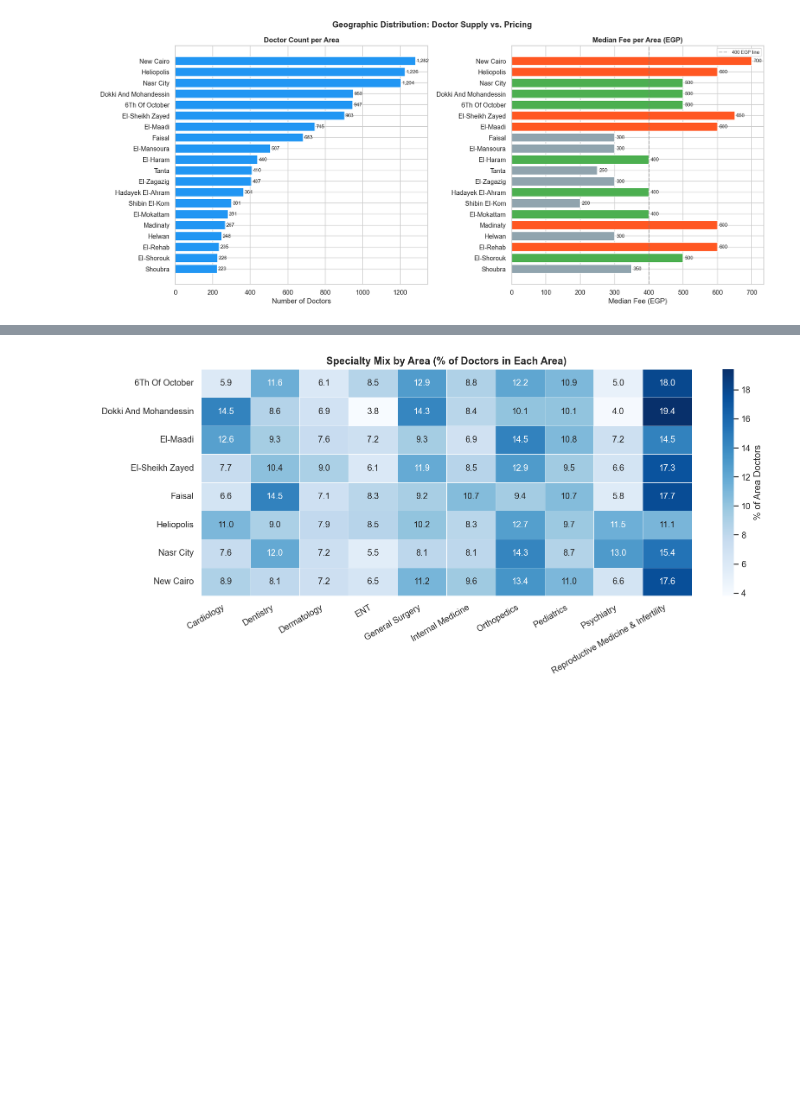
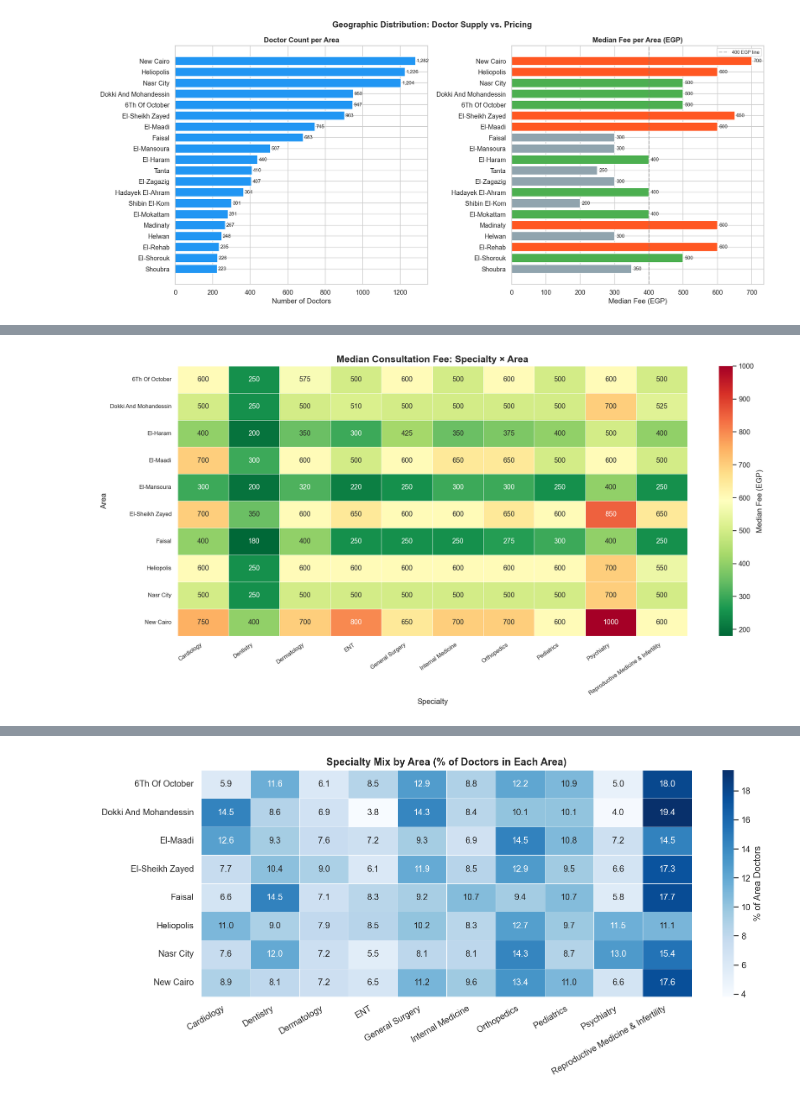
Before and after one commit to amr10w/vezeeta-pulse, a Jupyter notebook: analysis/vezeeta_project_analysis.ipynb, the cells around one changed output, grey strips where cells are left out. Saved outputs shown, nothing was run; the diff lists cells and outputs as text; code cells hidden in the pictures; blank space fills up the shorter version.

```diff
--- a/analysis/vezeeta_project_analysis.ipynb
+++ b/analysis/vezeeta_project_analysis.ipynb
@@ -355,0 +517,90 @@ plt.show()
+# %%
+top10_areas = df['address'].value_counts().head(10).index
+top10_specs = df['Speciality'].value_counts().head(10).index
+
+heat_fee = (
+    df[df['address'].isin(top10_areas) & df['Speciality'].isin(top10_specs)]
+    .groupby(['address', 'Speciality'])['fee']
+    .median()
+    .unstack(fill_value=0)
+)
+
+fig, ax = plt.subplots(figsize=(16, 8))
+sns.heatmap(heat_fee, annot=True, fmt='.0f', cmap='RdYlGn_r',
+            linewidths=0.5, ax=ax,
+            cbar_kws={'label': 'Median Fee (EGP)'})
+ax.set_title('Median Consultation Fee: Specialty × Area', fontsize=15, fontweight='bold')
+ax.set_xlabel('Specialty', fontsize=12)
+ax.set_ylabel('Area', fontsize=12)
+plt.xticks(rotation=35, ha='right', fontsize=9)
+plt.yticks(fontsize=9)
+plt.tight_layout()
+plt.show()
+
+print('\n💡 Insight: Red/dark cells = expensive combinations. Green = affordable.')
+print('   Compare how the SAME specialty is priced differently across areas.')
+
+
+# ── 2.2 Grouped Bar: Median Fee by Specialty across Top Areas
+top5_specs = df['Speciality'].value_counts().head(5).index
+top6_areas = df['address'].value_counts().head(6).index
+
+fee_grouped = (
+    df[df['address'].isin(top6_areas) & df['Speciality'].isin(top5_specs)]
+    .groupby(['Speciality', 'address'])['fee']
+    .median()
+    .reset_index()
+    .rename(columns={'fee': 'median_fee'})
+)
+
+fig = px.bar(
+    fee_grouped,
+    x='Speciality', y='median_fee', color='address',
+    barmode='group',
+    title='Median Fee: Top 5 Specialties across Top 6 Areas',
+    labels={'median_fee': 'Median Fee (EGP)', 'Speciality': 'Specialty', 'address': 'Area'},
+    color_discrete_sequence=px.colors.qualitative.Vivid,
+    height=550
+)
+fig.update_layout(xaxis_tickangle=-15)
+fig.show()
+
+print('\n💡 Insight: See how the same specialty can cost very differently depending on the area.')
+print('   This is critical for dynamic pricing and area-based recommendations.')
+
+
+# ── 2.3 Bubble Chart: Area × Specialty — Fee + Doctor Count
+top6_areas = df['address'].value_counts().head(6).index
+top6_specs = df['Speciality'].value_counts().head(6).index
+
+bubble_df = (
+    df[df['address'].isin(top6_areas) & df['Speciality'].isin(top6_specs)]
+    .groupby(['address', 'Speciality'])
+    .agg(
+        median_fee=('fee', 'median'),
+        doctor_count=('name', 'count'),
+        avg_reviews=('reviews_count', 'mean')
+    )
+    .reset_index()
+)
+
+fig = px.scatter(
+    bubble_df,
+    x='address', y='Speciality',
+    size='doctor_count',
+    color='median_fee',
+    color_continuous_scale='RdYlGn_r',
+    hover_data=['doctor_count', 'median_fee', 'avg_reviews'],
+    title='Supply vs. Pricing: Area × Specialty (Bubble = Doctor Count, Color = Fee)',
+    labels={'address': 'Area', 'Speciality': 'Specialty',
+            'median_fee': 'Median Fee (EGP)', 'doctor_count': 'Doctors'},
+    height=600,
+    size_max=50
+)
+fig.update_layout(xaxis_tickangle=-20)
+fig.show()
+
+print('\n💡 Insight: Large + Red bubbles = high supply + expensive (competitive premium market)')
+print('   Small + Green bubbles = low supply + cheap (potential growth opportunity)')
+# %% [output]
+[figure, added]
```
Also changed, not shown: parts of 8 cells of this notebook.
